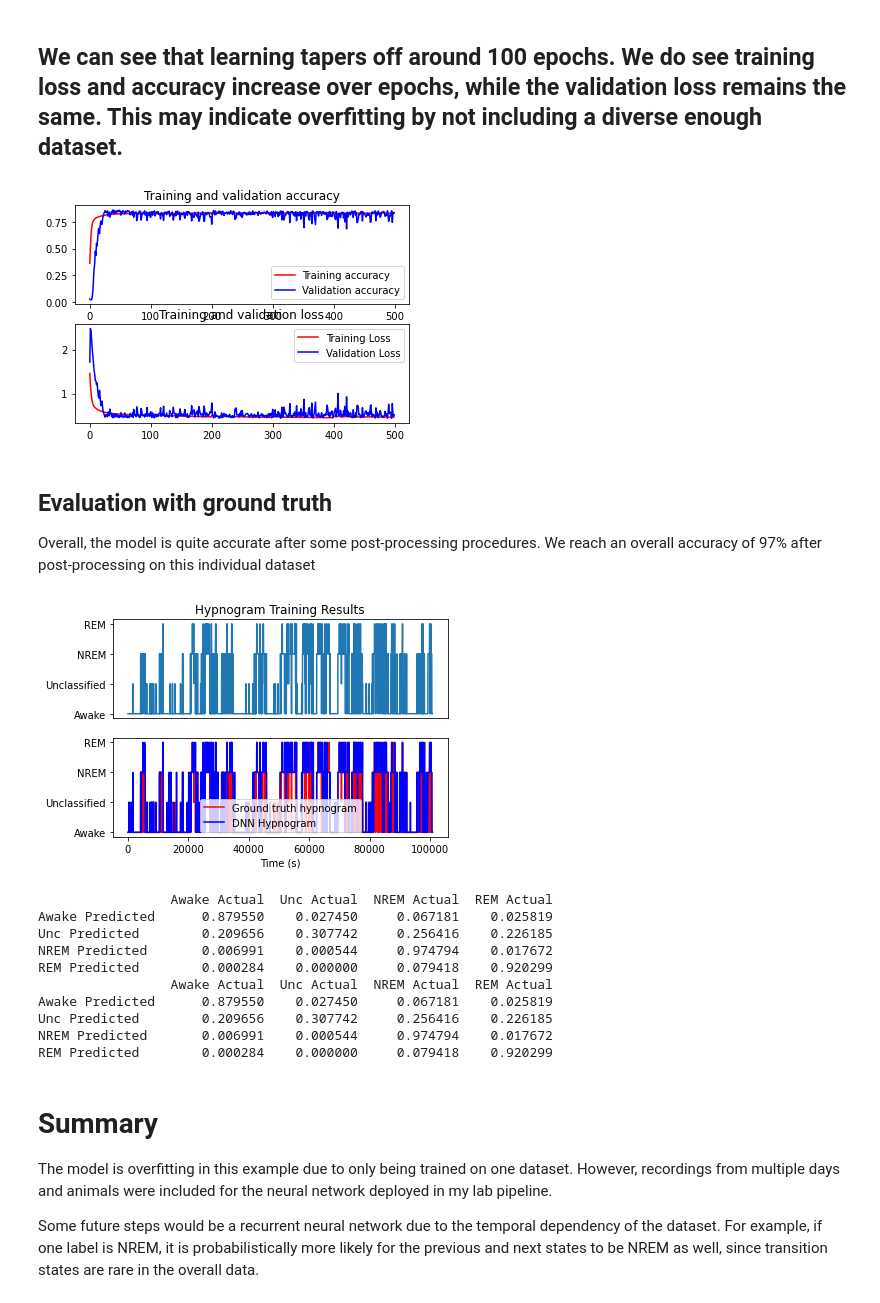
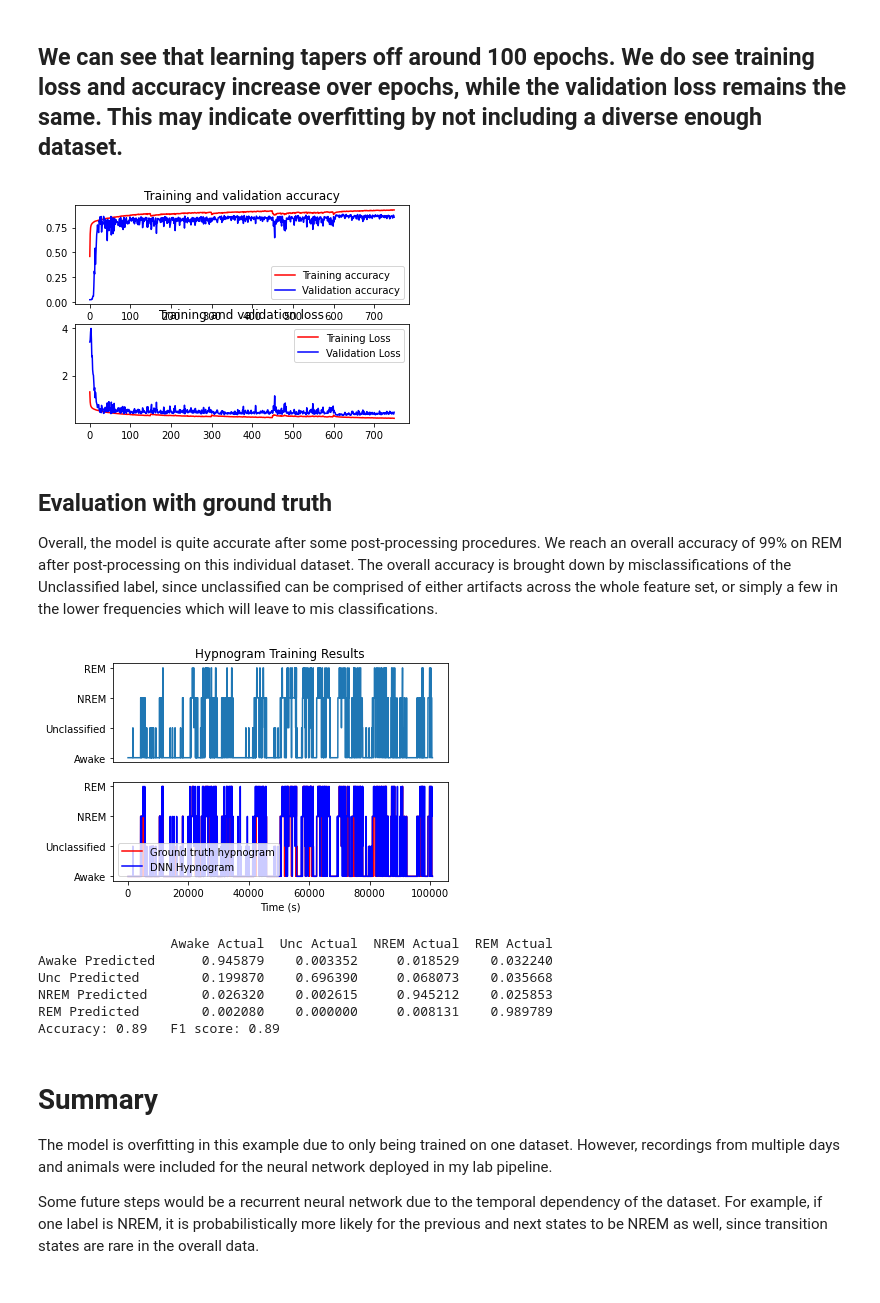
Before and after one commit to dsiu1/Sleep-State-Classifier, a Jupyter notebook: demo_SWC.ipynb, the cells around one changed output. Cells and saved outputs as stored; diff of their text form; code cells hidden in the pictures.

Commit message:
Added more data information

```diff
--- a/demo_SWC.ipynb
+++ b/demo_SWC.ipynb
@@ -223,13 +235,7 @@ def buildDNN(lr=0.05, dropout=0.5,optimizer="sgd"):
     model.add(keras.layers.Dense(256, activation='relu'))
     model.add(keras.layers.BatchNormalization())
 
-    model.add(keras.layers.Dense(64, activation='relu'))
-    model.add(keras.layers.BatchNormalization())
-
-    model.add(keras.layers.Dense(64, activation='relu'))
-    model.add(keras.layers.BatchNormalization())
-
-    model.add(keras.layers.Dense(64, activation='relu'))
+    model.add(keras.layers.Dense(256, activation='relu'))
     model.add(keras.layers.BatchNormalization())
 
     model.add(keras.layers.Dropout(dropout))
@@ -237,7 +243,7 @@ def buildDNN(lr=0.05, dropout=0.5,optimizer="sgd"):
     model.add(keras.layers.Dense(64, activation='relu'))
     model.add(keras.layers.BatchNormalization())
 
-    model.add(keras.layers.Dropout(dropout))
+    model.add(keras.layers.Dropout(0.3))
 
     model.add(keras.layers.Dense(12, activation='relu'))
     model.add(keras.layers.BatchNormalization())
@@ -288,7 +294,7 @@ for i in range(0,5):
     ##Only need to balance the training data, not the validation data.
     x_train, x_valid, y_train, y_valid = train_test_split(train_data, train_labels, test_size=0.2, shuffle= True)
     x_train, y_train = rebalanceData(x_train, y_train) ##Utilize a form of downsampling rather than synthetic data
-    history = model.fit(x_train, y_train, batch_size=1800, epochs=100, validation_data=(x_valid, y_valid), verbose=0)#, callbacks=[lrs])
+    history = model.fit(x_train, y_train, batch_size=1800, epochs=150, validation_data=(x_valid, y_valid), verbose=0)#, callbacks=[lrs])
 
     # acc.append(history.history['accuracy'])
     # val_acc.acc(history.history['val_accuracy'])
@@ -348,31 +354,25 @@ plt.title('Training and validation loss')
 plt.legend(loc=0)
 plt.show()
 # %% [output]
-[figure, old version]
+[figure, new version]
 # %% [markdown]
 ## Evaluation with ground truth
 
-Overall, the model is quite accurate after some post-processing procedures. We reach an overall accuracy of 97% after post-processing on this individual dataset
+Overall, the model is quite accurate after some post-processing procedures. We reach an overall accuracy of 99% on REM after post-processing on this individual dataset. The overall accuracy is brought down by misclassifications of the Unclassified label, since unclassified can be comprised of either artifacts across the whole feature set, or simply a few in the lower frequencies which will leave to mis classifications.
 # %%
 
 hypnogramOrig = onehot_to_array(train_labels)
-storeAcc, hFig,_,_ = plotValidation(hypTimeAxis, hypnogramOrig, newPredict) ## Plot both the original and DNN output
-df = pd.DataFrame(storeAcc)
-df.columns = ["Awake Actual", "Unc Actual", "NREM Actual", "REM Actual"]
-df.index = ["Awake Predicted", "Unc Predicted", "NREM Predicted", "REM Predicted"]
-print(df)
+storeAcc, hFig,accuracy,F1 = plotValidation(hypTimeAxis, hypnogramOrig, newPredict) ## Plot both the original and DNN output
+
+print("Accuracy: {}   F1 score: {}".format(round(accuracy,2), round(F1,2)))
 # %% [output]
-[figure, old version]
+[figure, new version]
                  Awake Actual  Unc Actual  NREM Actual  REM Actual
-Awake Predicted      0.879550    0.027450     0.067181    0.025819
-Unc Predicted        0.209656    0.307742     0.256416    0.226185
-NREM Predicted       0.006991    0.000544     0.974794    0.017672
-REM Predicted        0.000284    0.000000     0.079418    0.920299
-                 Awake Actual  Unc Actual  NREM Actual  REM Actual
-Awake Predicted      0.879550    0.027450     0.067181    0.025819
-Unc Predicted        0.209656    0.307742     0.256416    0.226185
-NREM Predicted       0.006991    0.000544     0.974794    0.017672
-REM Predicted        0.000284    0.000000     0.079418    0.920299
+Awake Predicted      0.945879    0.003352     0.018529    0.032240
+Unc Predicted        0.199870    0.696390     0.068073    0.035668
+NREM Predicted       0.026320    0.002615     0.945212    0.025853
+REM Predicted        0.002080    0.000000     0.008131    0.989789
+Accuracy: 0.89   F1 score: 0.89
 # %% [markdown]
 # Summary
 
```
Also changed, not shown: parts of 7 cells of this notebook.
